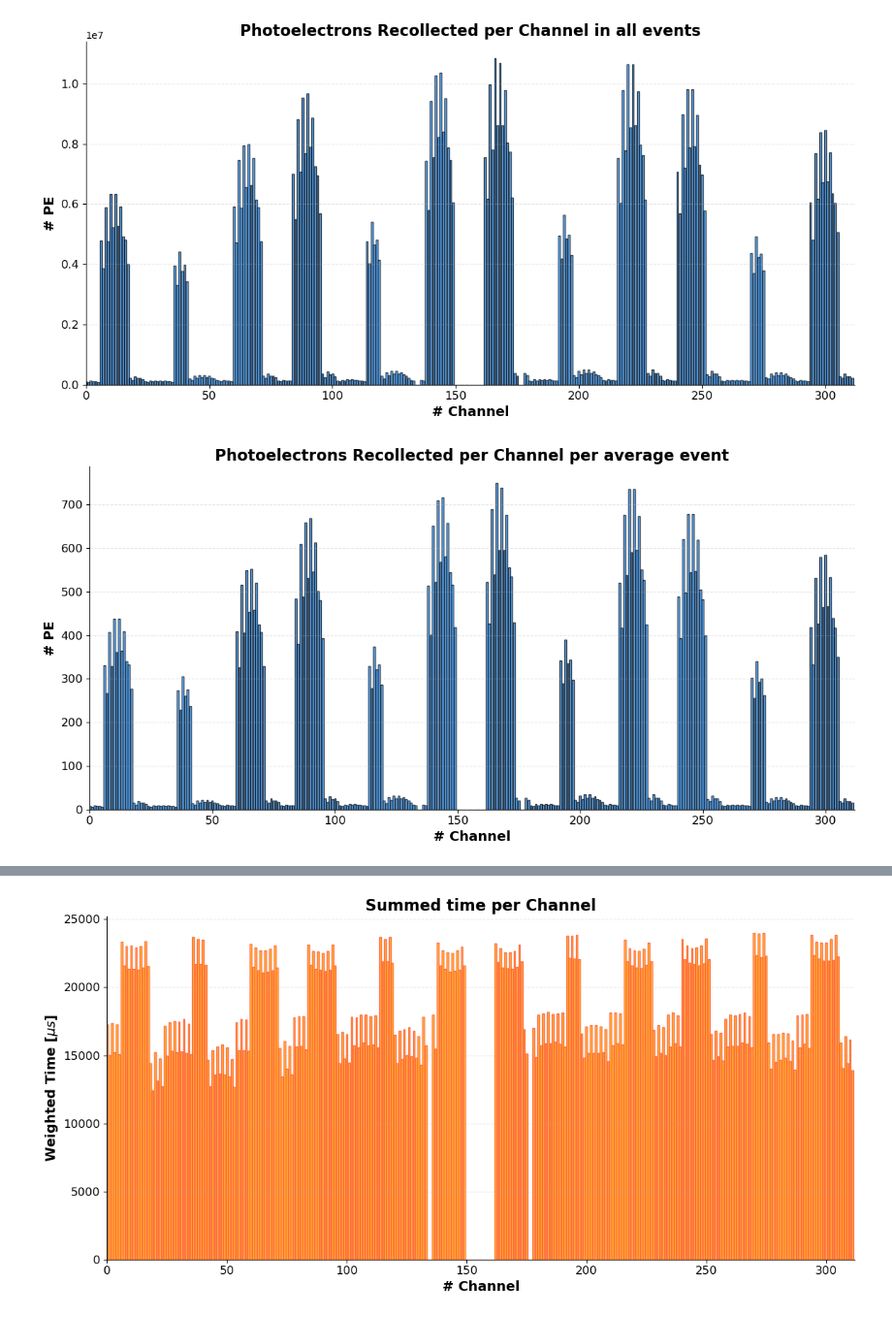
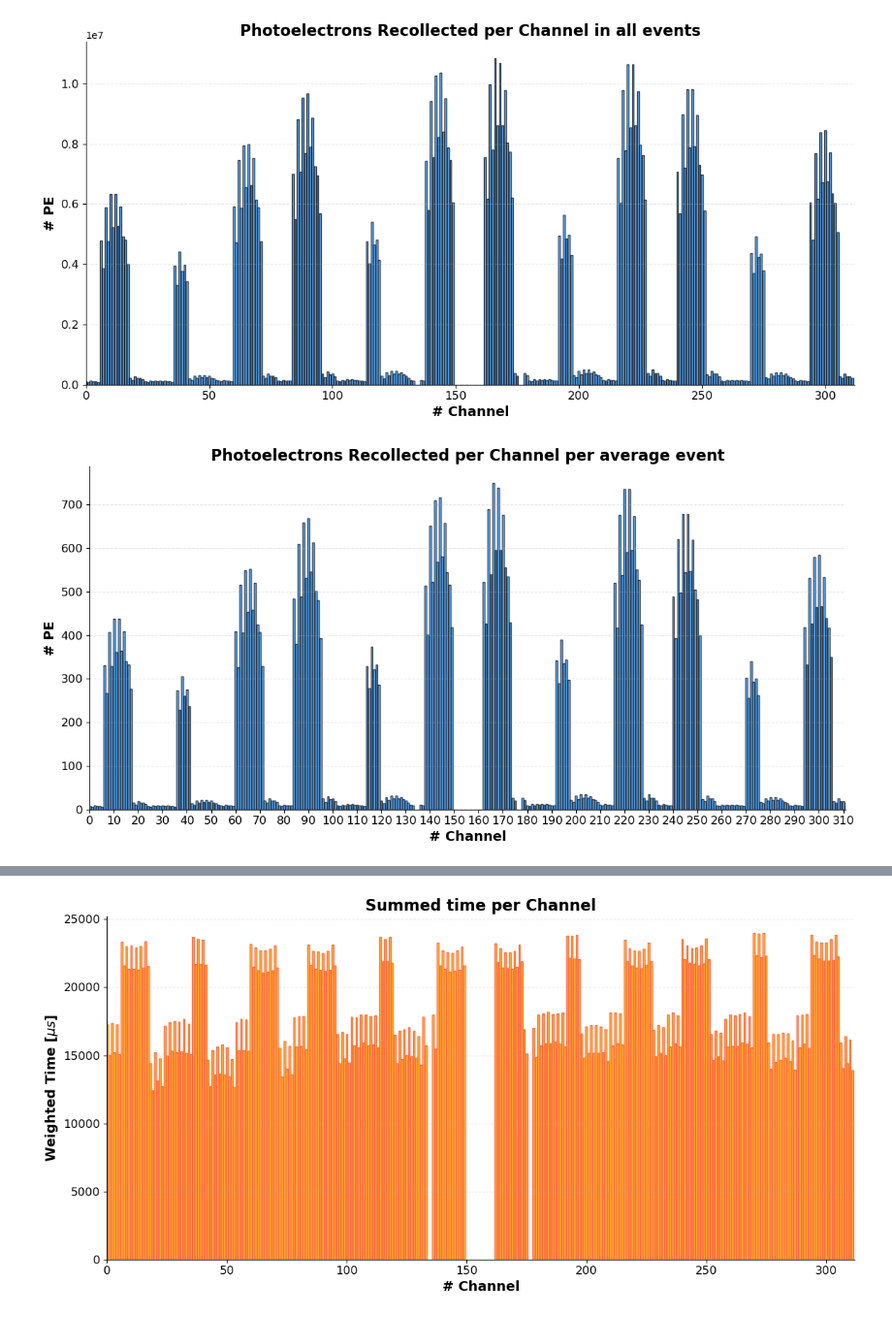
Before and after one commit to CIEMAT-Neutrino/AI_nuvT, a Jupyter notebook: plot_histograms.ipynb, the cells around one changed output, grey strips where cells are left out. Shown at 97% size. Drawn from its saved outputs; the diff is of its cells as text; code cells hidden in the pictures.

Commit message:
terminada funcion image general, calculadas relaciones entre pmts,xas en plot_histograms

```diff
--- a/plot_histograms.ipynb
+++ b/plot_histograms.ipynb
@@ -30,6 +30,6 @@ plot_variable_histograms(hit_nuvT, hit_t, hit_ch)
 # %% [output]
 [figure]
 # %%
-fotoelectrones = np.loadtxt('saved_archives/fotoelectrones_tiempos/fotoelectrones.csv', delimiter=",")
-tiempos = np.loadtxt('saved_archives/fotoelectrones_tiempos/tiempos.csv', delimiter=",")
+pe_matrix = np.loadtxt('saved_archives/pe_matrix_&_time_matrix/pe_matrix.csv', delimiter=",")
+time_matrix = np.loadtxt('saved_archives/pe_matrix_&_time_matrix/time_matrix.csv', delimiter=",")
 # %%
@@ -38,6 +38,6 @@ tiempos_sums = np.sum(tiempos, axis=0)
 # %%
-fotoelectrones_promedio = np.mean(fotoelectrones, axis=0)
-tiempos_promedio = np.mean(tiempos, axis=0)
+pe_matrix_mean = np.mean(pe_matrix, axis=0)
+time_matrix_mean = np.mean(time_matrix, axis=0)
 # %%
 import matplotlib.pyplot as plt
 
@@ -68,31 +68,31 @@ plt.show()
 # %% [output]
 [figure]
 # %%
-import matplotlib.pyplot as plt
-
 plt.figure(figsize=(12, 6))
 
 # Bar plot with transparency, gradient, and a modern color palette
-plt.bar(range(len(fotoelectrones_promedio)), fotoelectrones_promedio,
+plt.bar(range(len(pe_matrix_mean)), pe_matrix_mean,
         color='dodgerblue', edgecolor='black', alpha=0.7)
 
 # Axis labels and title with improved font size and weight
 plt.xlabel('# Channel', fontsize=14, weight='bold')
 plt.ylabel('# PE', fontsize=14, weight='bold')
 plt.title('Photoelectrons Recollected per Channel per average event', fontsize=16, weight='bold')
 
 # Customize the x and y axis
-plt.xlim(0, 312)
-plt.xticks(fontsize=12)
+plt.xlim(0, 311)
+plt.xticks(range(0, 312, 10), fontsize=12)  # Set x-ticks with a step of 10 for clarity
 plt.yticks(fontsize=12)
+
+
 
 # Customize the grid and spines
 plt.grid(axis='y', alpha=0.3, linestyle='--')  # Light gridlines
 plt.gca().spines['top'].set_visible(False)  # Hide top border
 plt.gca().spines['right'].set_visible(False)  # Hide right border
 
 # Adjust layout and show the plot
 plt.tight_layout()
 plt.show()
 # %% [output]
-[figure, old version]
+[figure, new version]
```
Also changed, not shown: parts of 16 cells of this notebook, 2 other files.
